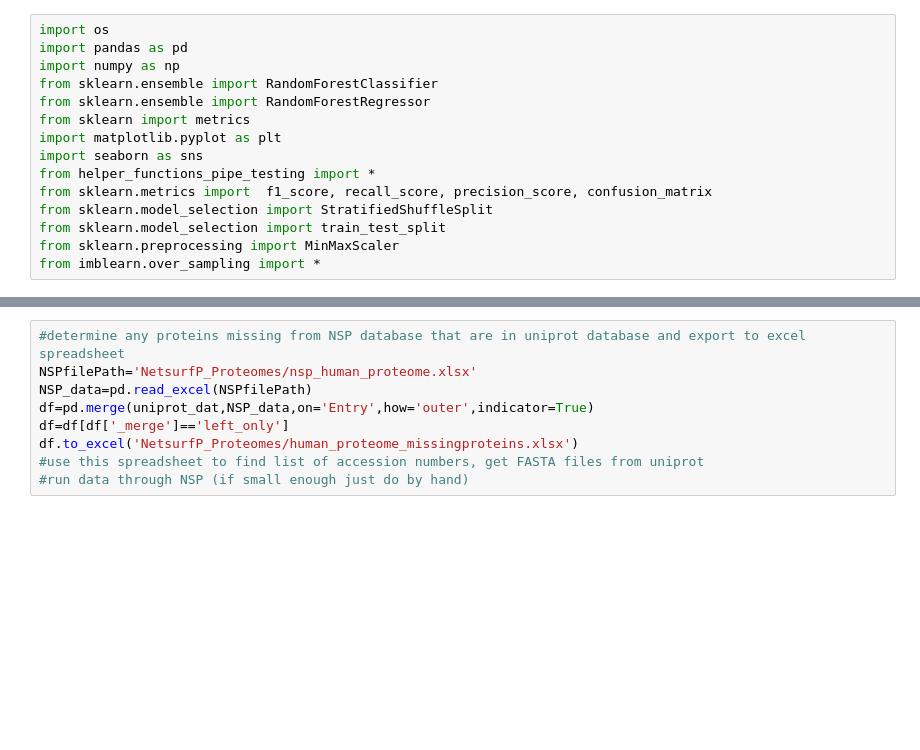
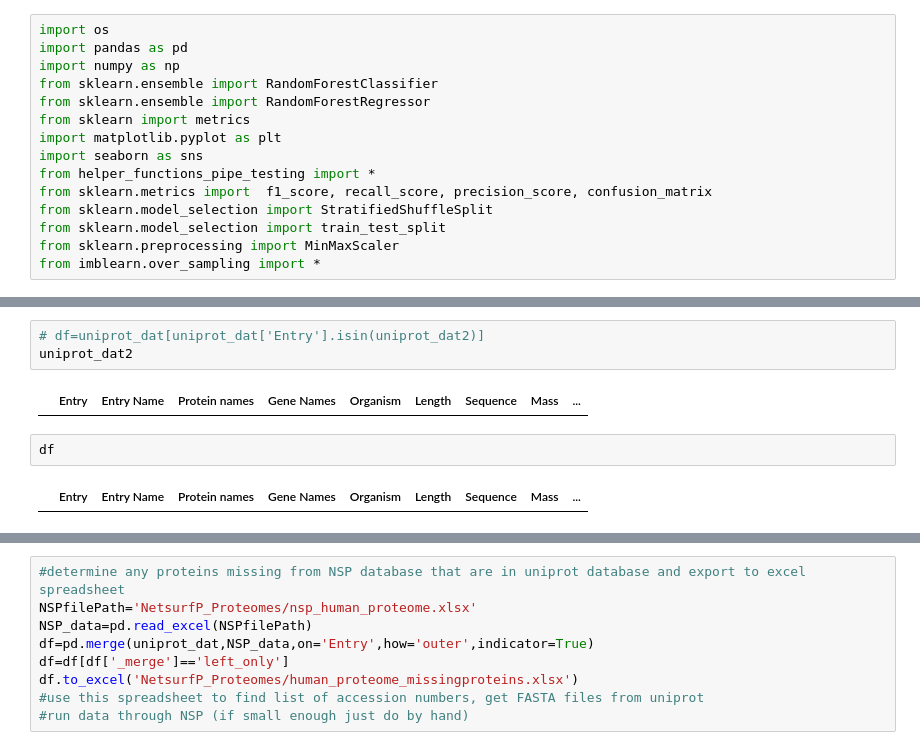
Before and after one commit to karst-poulsen/PC_ML_using_NSP, a Jupyter notebook: StaticLibraryCleaning.ipynb, the cells around one changed output, grey strips where cells are left out. Cells and saved outputs as stored; diff of their text form; blank space fills up the shorter version.

```diff
--- a/StaticLibraryCleaning.ipynb
+++ b/StaticLibraryCleaning.ipynb
@@ -39,0 +67,9 @@ PROT_cleaned_data.to_excel('UniProt/Human_biopyCalcs.xlsx')
+# %%
+# df=uniprot_dat[uniprot_dat['Entry'].isin(uniprot_dat2)]
+uniprot_dat2
+# %% [output]
+|  | Entry | Entry Name | Protein names | Gene Names | Organism | Length | Sequence | Mass | ... |
+# %%
+df
+# %% [output]
+|  | Entry | Entry Name | Protein names | Gene Names | Organism | Length | Sequence | Mass | ... |
```
Also changed, not shown: parts of 15 cells of this notebook, 7 other files.
